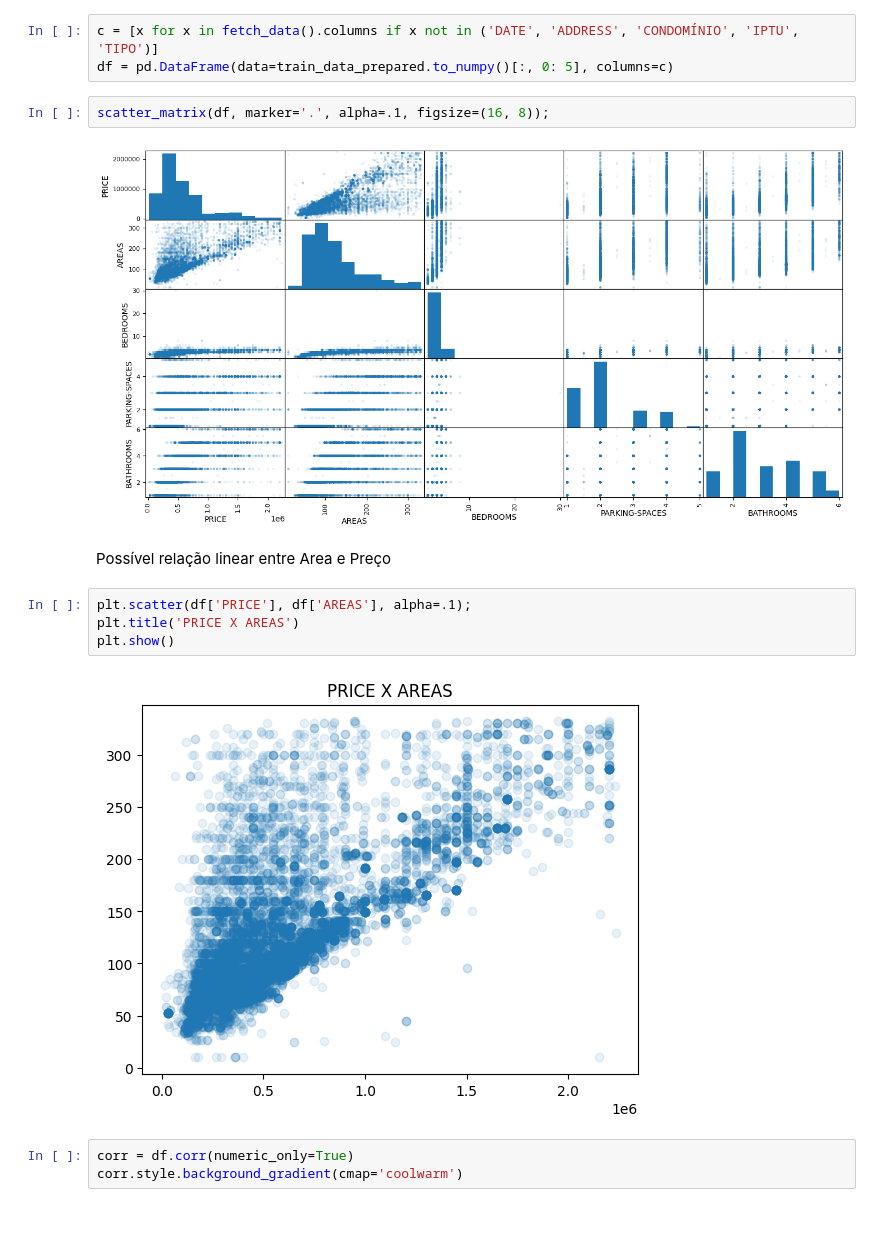
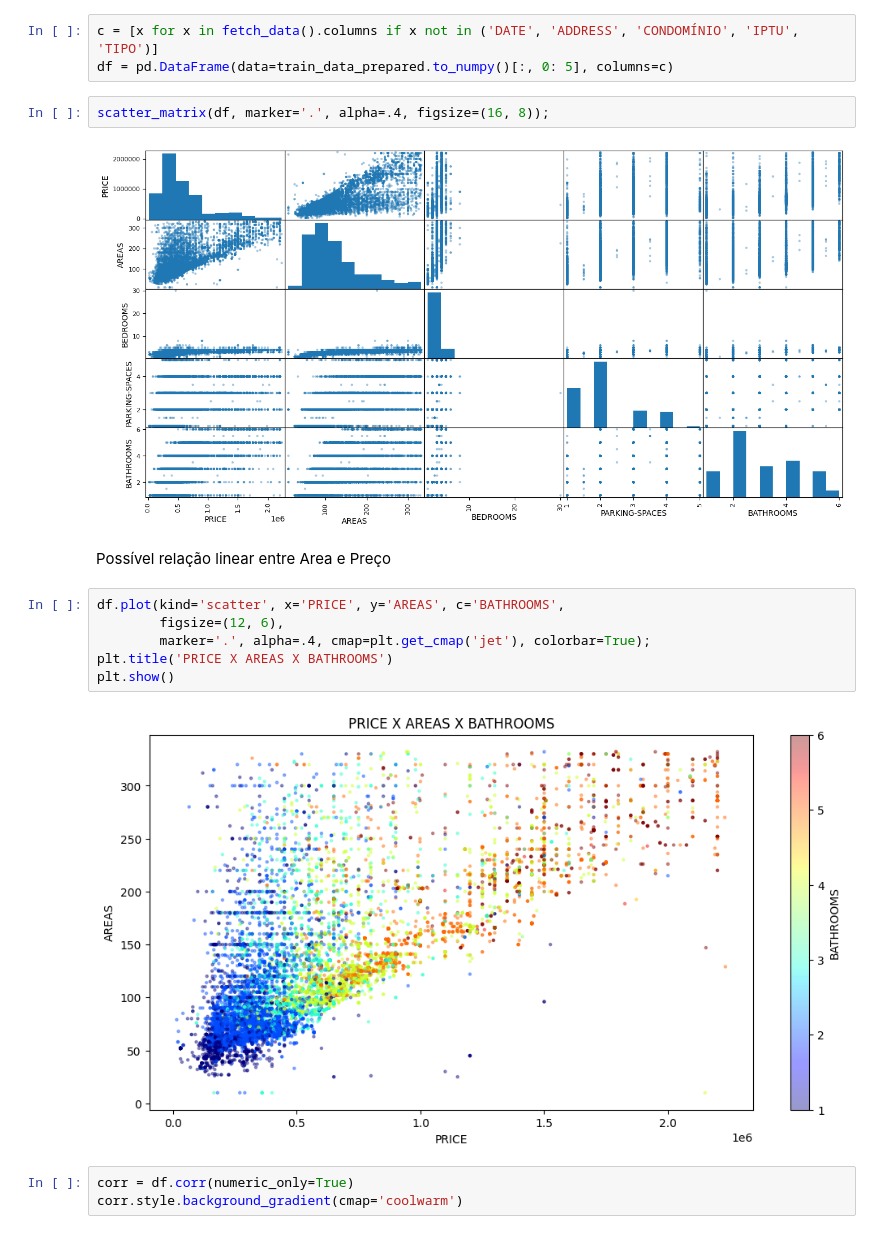
Before and after one commit to VictorDMe/goiania-house-prices, a Jupyter notebook: housing-goiania.ipynb, the cells around one changed output. Drawn from its saved outputs; the diff is of its cells as text.

```diff
--- a/housing-goiania.ipynb
+++ b/housing-goiania.ipynb
@@ -253,17 +254,19 @@ Test     2761    2761
 c = [x for x in fetch_data().columns if x not in ('DATE', 'ADDRESS', 'CONDOMÍNIO', 'IPTU', 'TIPO')]
 df = pd.DataFrame(data=train_data_prepared.to_numpy()[:, 0: 5], columns=c)
 # %%
-scatter_matrix(df, marker='.', alpha=.1, figsize=(16, 8));
+scatter_matrix(df, marker='.', alpha=.4, figsize=(16, 8));
 # %% [output]
-[figure, old version]
+[figure, new version]
 # %% [markdown]
 Possível relação linear entre Area e Preço
 # %%
-plt.scatter(df['PRICE'], df['AREAS'], alpha=.1);
-plt.title('PRICE X AREAS')
+df.plot(kind='scatter', x='PRICE', y='AREAS', c='BATHROOMS',
+        figsize=(12, 6),
+        marker='.', alpha=.4, cmap=plt.get_cmap('jet'), colorbar=True);
+plt.title('PRICE X AREAS X BATHROOMS')
 plt.show()
 # %% [output]
-[figure, old version]
+[figure, new version]
 # %%
 corr = df.corr(numeric_only=True)
 corr.style.background_gradient(cmap='coolwarm')
```
Also changed, not shown: parts of 8 cells of this notebook, 1 other file.
